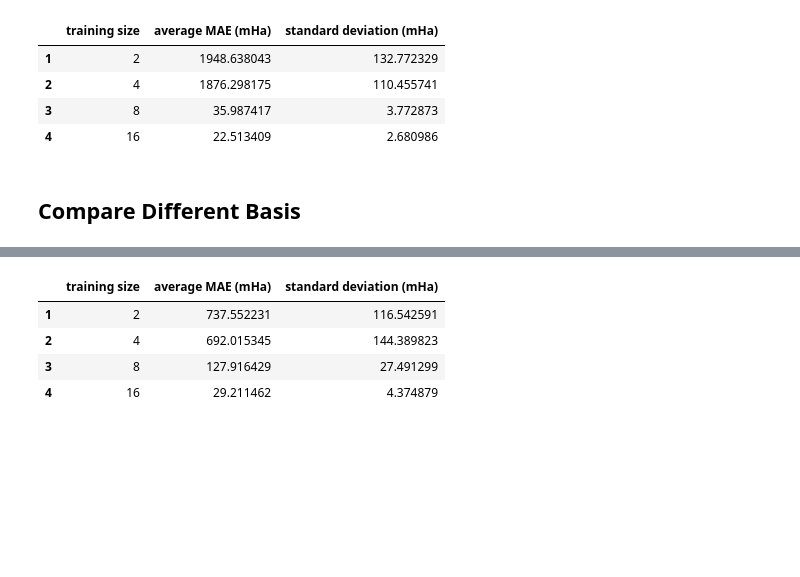
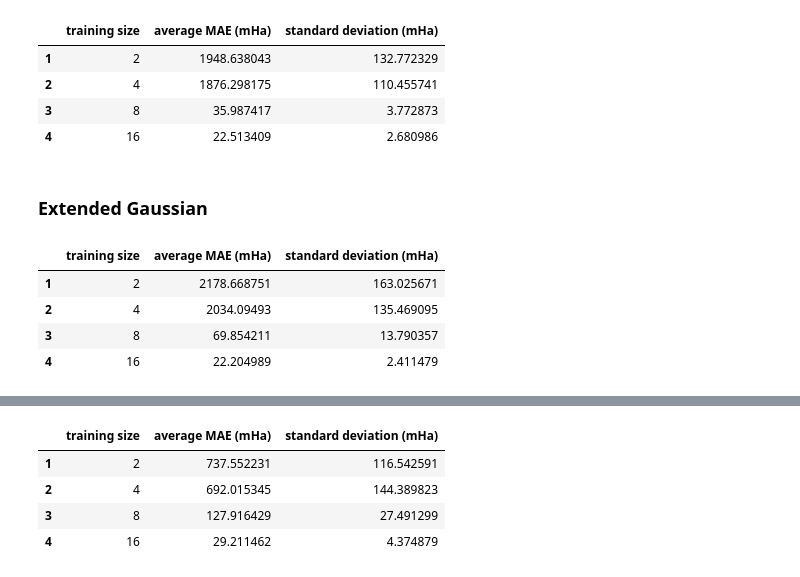
Before and after one commit to GabrielWu2004/Alchemical_Normal_Modes, a Jupyter notebook: [1]_ANM_with_benzene/main_code/Performance_evaluation.ipynb, the cells around one changed output, grey strips where cells are left out. Drawn from its saved outputs; the diff is of its cells as text; code cells hidden in the pictures; blank space fills up the shorter version.

```diff
--- a/[1]_ANM_with_benzene/main_code/Performance_evaluation.ipynb
+++ b/[1]_ANM_with_benzene/main_code/Performance_evaluation.ipynb
@@ -451,5 +456,32 @@ display(model_performance_CSE_gaussian)
 | 2 | 4 | 1876.298175 | 110.455741 |
 | 3 | 8 | 35.987417 | 3.772873 |
 | 4 | 16 | 22.513409 | 2.680986 |
-# %% [markdown]
-## Compare Different Basis ##
+# %% [markdown]
+### Extended Gaussian ###
+# %%
+best_params = {'gamma': 2.3e-08, 'epsilon': 5e-13, 'beta': 9.25e-07, 'alpha': 3.85e-08}
+
+model_CSE_ex_gaussian = KernelRidge(kernel='precomputed', alpha=best_params['alpha'])
+
+columns = ['training size', 'average MAE (mHa)', 'standard deviation (mHa)']
+model_performance_CSE_ex_gaussian = pd.DataFrame(columns=columns)
+
+training_size = [2**i for i in range(1, 5)]
+num_trials = 20
+
+with warnings.catch_warnings():
+    for index, num_training_sample in enumerate(training_size):
+        warnings.filterwarnings("ignore")
+        index = index + 1
+        average_error, std_dev_error = evaluate_performance_custom_kernel(model_CSE_ex_gaussian, X_lexi_inv_square_eig, y_delta_energy, num_training_sample, num_trials, extended_gaussian_kernel, best_params)
+        model_performance_CSE_ex_gaussian.at[index, 'training size'] = num_training_sample
+        model_performance_CSE_ex_gaussian.at[index, 'average MAE (mHa)'] = average_error * 1000
+        model_performance_CSE_ex_gaussian.at[index, 'standard deviation (mHa)'] = std_dev_error * 1000
+
+display(model_performance_CSE_ex_gaussian)
+# %% [output]
+|  | training size | average MAE (mHa) | standard deviation (mHa) |
+| 1 | 2 | 2178.668751 | 163.025671 |
+| 2 | 4 | 2034.09493 | 135.469095 |
+| 3 | 8 | 69.854211 | 13.790357 |
+| 4 | 16 | 22.204989 | 2.411479 |
```
Also changed, not shown: parts of 19 cells of this notebook, 6 other files.
